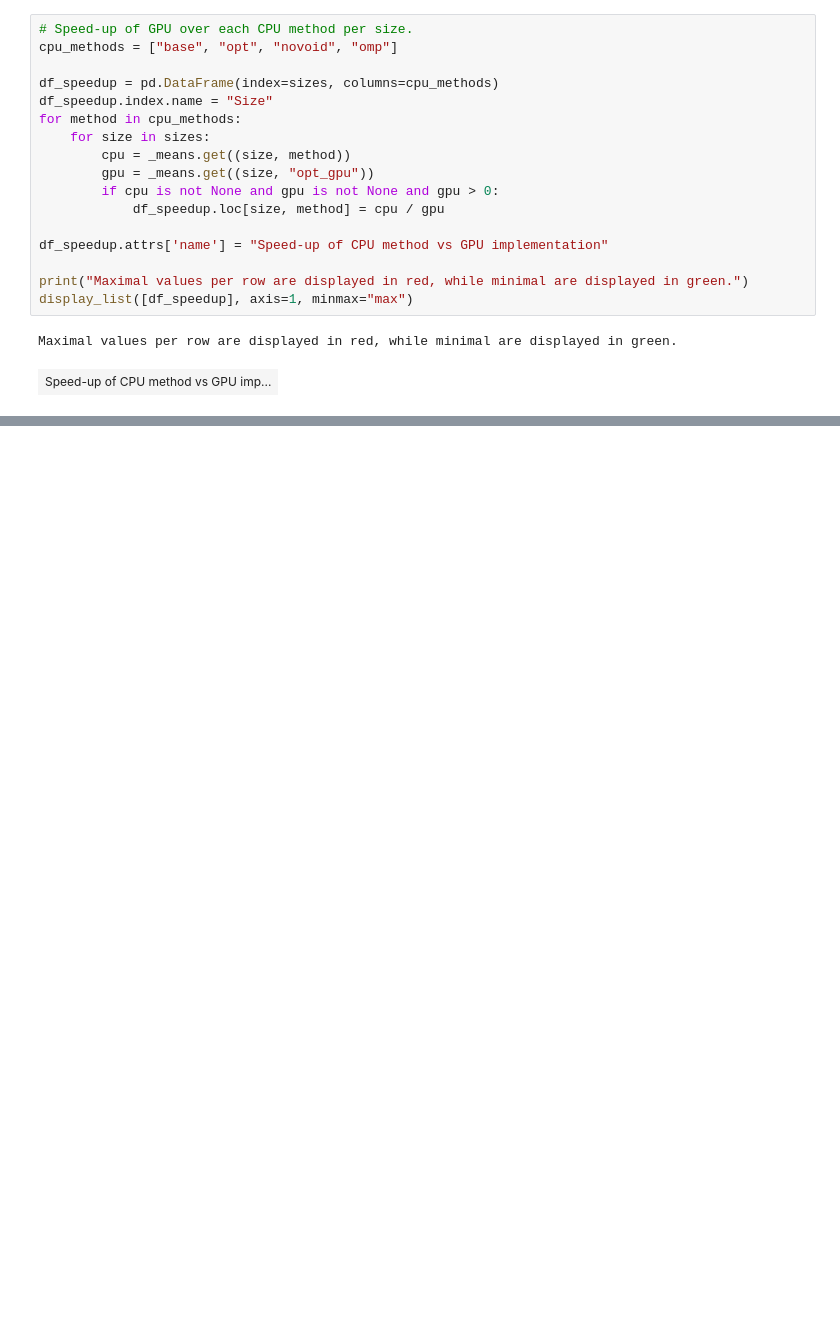
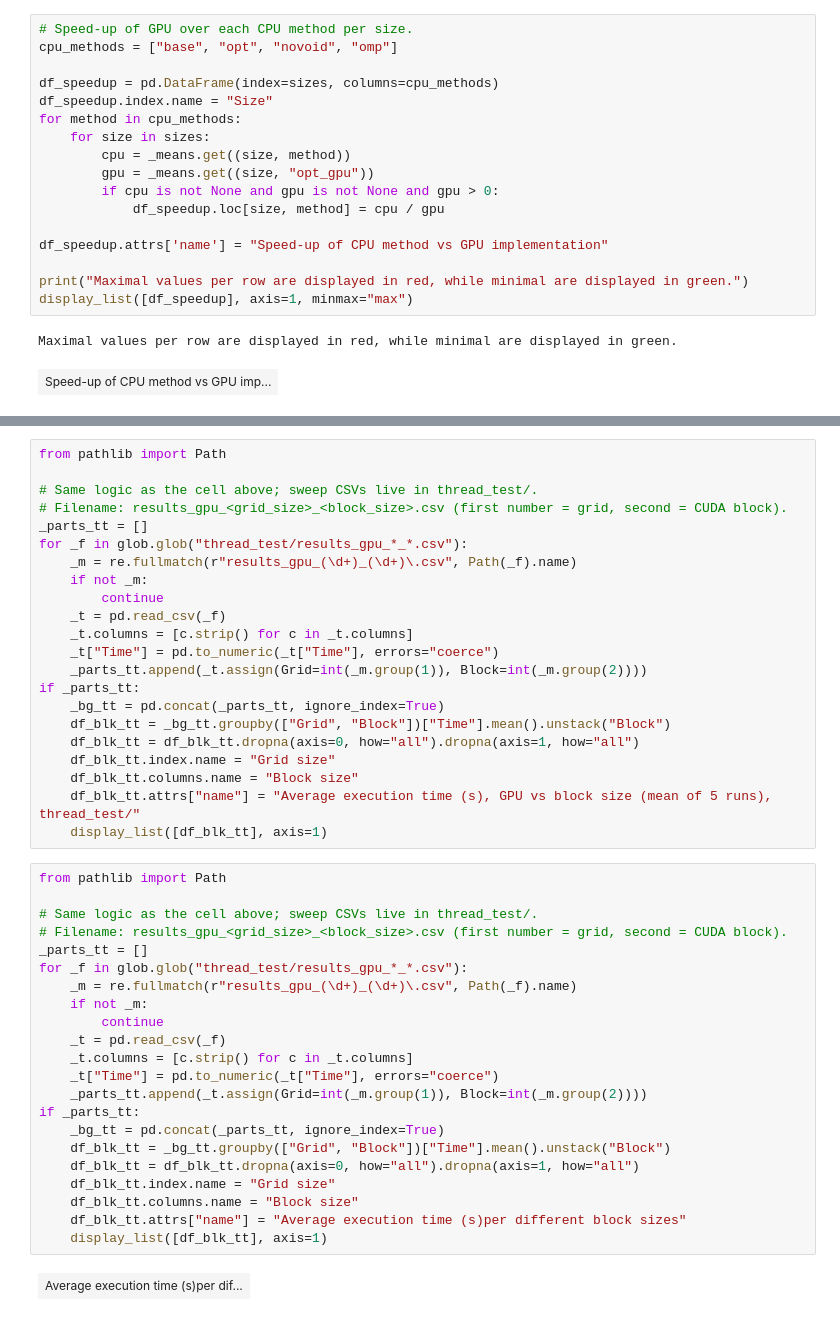
Before and after one commit to Edelwy/HPC, a Jupyter notebook: Assignment2/results/analiza.ipynb, the cells around one changed output, grey strips where cells are left out. Cells and saved outputs as stored; diff of their text form; blank space fills up the shorter version.

Commit message:
add analysis thread size

```diff
--- a/Assignment2/results/analiza.ipynb
+++ b/Assignment2/results/analiza.ipynb
@@ -148,3 +171,49 @@ _d_gpu.attrs["name"] = "Speed-up: opt_gpu vs base, opt, novoid, and omp"
 display_list([_d_opt, _d_nv, _d_omp, _d_gpu], axis=1, minmax="max")
 # %% [output]
 | Speed-up: opt vs base base Size 2... | Speed-up: novoid vs base and opt ... | Speed-up: omp vs base, opt, and n... | Speed-up: opt_gpu vs base, opt, n... |
+# %%
+from pathlib import Path
+
+# Same logic as the cell above; sweep CSVs live in thread_test/.
+# Filename: results_gpu_<grid_size>_<block_size>.csv (first number = grid, second = CUDA block).
+_parts_tt = []
+for _f in glob.glob("thread_test/results_gpu_*_*.csv"):
+    _m = re.fullmatch(r"results_gpu_(\d+)_(\d+)\.csv", Path(_f).name)
+    if not _m:
+        continue
+    _t = pd.read_csv(_f)
+    _t.columns = [c.strip() for c in _t.columns]
+    _t["Time"] = pd.to_numeric(_t["Time"], errors="coerce")
+    _parts_tt.append(_t.assign(Grid=int(_m.group(1)), Block=int(_m.group(2))))
+if _parts_tt:
+    _bg_tt = pd.concat(_parts_tt, ignore_index=True)
+    df_blk_tt = _bg_tt.groupby(["Grid", "Block"])["Time"].mean().unstack("Block")
+    df_blk_tt = df_blk_tt.dropna(axis=0, how="all").dropna(axis=1, how="all")
+    df_blk_tt.index.name = "Grid size"
+    df_blk_tt.columns.name = "Block size"
+    df_blk_tt.attrs["name"] = "Average execution time (s), GPU vs block size (mean of 5 runs), thread_test/"
+    display_list([df_blk_tt], axis=1)
+# %%
+from pathlib import Path
+
+# Same logic as the cell above; sweep CSVs live in thread_test/.
+# Filename: results_gpu_<grid_size>_<block_size>.csv (first number = grid, second = CUDA block).
+_parts_tt = []
+for _f in glob.glob("thread_test/results_gpu_*_*.csv"):
+    _m = re.fullmatch(r"results_gpu_(\d+)_(\d+)\.csv", Path(_f).name)
+    if not _m:
+        continue
+    _t = pd.read_csv(_f)
+    _t.columns = [c.strip() for c in _t.columns]
+    _t["Time"] = pd.to_numeric(_t["Time"], errors="coerce")
+    _parts_tt.append(_t.assign(Grid=int(_m.group(1)), Block=int(_m.group(2))))
+if _parts_tt:
+    _bg_tt = pd.concat(_parts_tt, ignore_index=True)
+    df_blk_tt = _bg_tt.groupby(["Grid", "Block"])["Time"].mean().unstack("Block")
+    df_blk_tt = df_blk_tt.dropna(axis=0, how="all").dropna(axis=1, how="all")
+    df_blk_tt.index.name = "Grid size"
+    df_blk_tt.columns.name = "Block size"
+    df_blk_tt.attrs["name"] = "Average execution time (s)per different block sizes"
+    display_list([df_blk_tt], axis=1)
+# %% [output]
+| Average execution time (s)per dif... |
```
Also changed, not shown: parts of 2 cells of this notebook, 16 other files.
